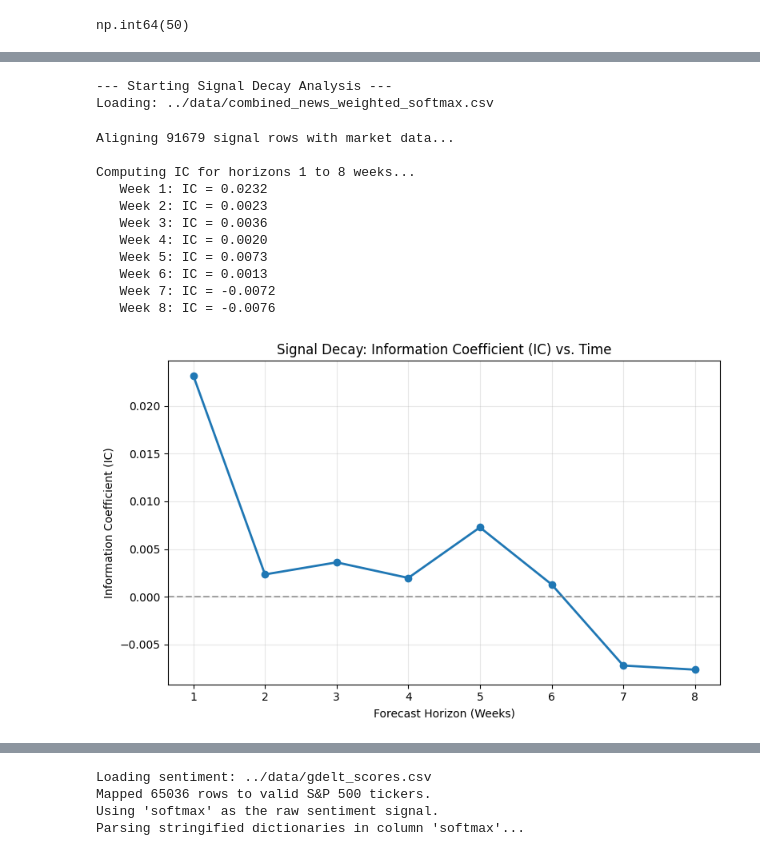
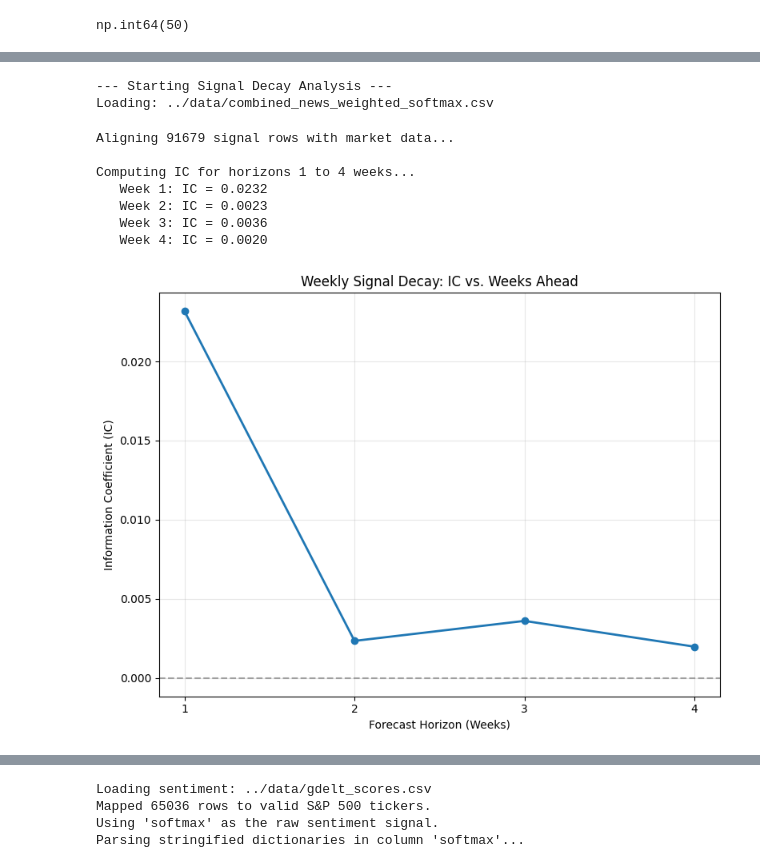
Before and after one commit to kktallam/ML-Capstone-Project-006, a Jupyter notebook: code/weekly_backtest.ipynb, the cells around one changed output, grey strips where cells are left out. Saved outputs shown, nothing was run; the diff lists cells and outputs as text; code cells hidden in the pictures.

Commit message:
add weekly sentiment

```diff
--- a/code/weekly_backtest.ipynb
+++ b/code/weekly_backtest.ipynb
@@ -728,7 +715,7 @@ def run_analysis():
 
     plt.xlabel(f'Momentum ({LOOKBACK_WEEKS}-week lagged return)')
     plt.ylabel('Sentiment Score')
-    plt.title(f'Sentiment vs. Momentum (Correlation: {pearson_corr:.2f})')
+    plt.title(f'Sentiment vs. Momentum (Rank IC: {0.11:.2f}, rank IC t-stat: {t_stat:.2f})')
     plt.grid(True, alpha=0.3)
     plt.xlim([-1,3])
     plt.tight_layout()
@@ -890,48 +877,44 @@ def run_analysis():
     if panel.empty: return print("Intersection empty.")
 
     # 3. Compute Decay
-    MAX_HORIZON = 8
+    MAX_HORIZON = 4
     results = []
     print(f"\nComputing IC for horizons 1 to {MAX_HORIZON} weeks...")
 
     for h in range(1, MAX_HORIZON + 1):
         ic = compute_future_ic(panel, h)
         results.append({'horizon': h, 'ic': ic})
         print(f"   Week {h}: IC = {ic:.4f}")
 
     # 4. Visualize
     df_res = pd.DataFrame(results)
     if not df_res.empty:
-        plt.figure(figsize=(8, 5))
+        plt.figure(figsize=(8, 6))
         plt.plot(df_res['horizon'], df_res['ic'], marker='o', linewidth=2)
         plt.axhline(0, color='gray', linestyle='--', alpha=0.7)
-        plt.title("Signal Decay: Information Coefficient (IC) vs. Time")
+        plt.title("Weekly Signal Decay: IC vs. Weeks Ahead")
         plt.xlabel("Forecast Horizon (Weeks)")
         plt.ylabel("Information Coefficient (IC)")
         plt.xticks(df_res['horizon'])
         plt.grid(True, alpha=0.3)
         plt.tight_layout()
         plt.show()
     else:
         print("Could not compute ICs (likely insufficient data points).")
 
 if __name__ == "__main__":
     run_analysis()
 # %% [output]
 --- Starting Signal Decay Analysis ---
 Loading: ../data/combined_news_weighted_softmax.csv
 Aligning 91679 signal rows with market data...
 
-Computing IC for horizons 1 to 8 weeks...
+Computing IC for horizons 1 to 4 weeks...
    Week 1: IC = 0.0232
    Week 2: IC = 0.0023
    Week 3: IC = 0.0036
    Week 4: IC = 0.0020
-   Week 5: IC = 0.0073
-   Week 6: IC = 0.0013
-   Week 7: IC = -0.0072
-   Week 8: IC = -0.0076
-[figure, old version]
+[figure, new version]
 # %%
 ########################################
 # MONTHLY RETURN TABLE
```
Also changed, not shown: parts of 12 cells of this notebook, 1 other file.
